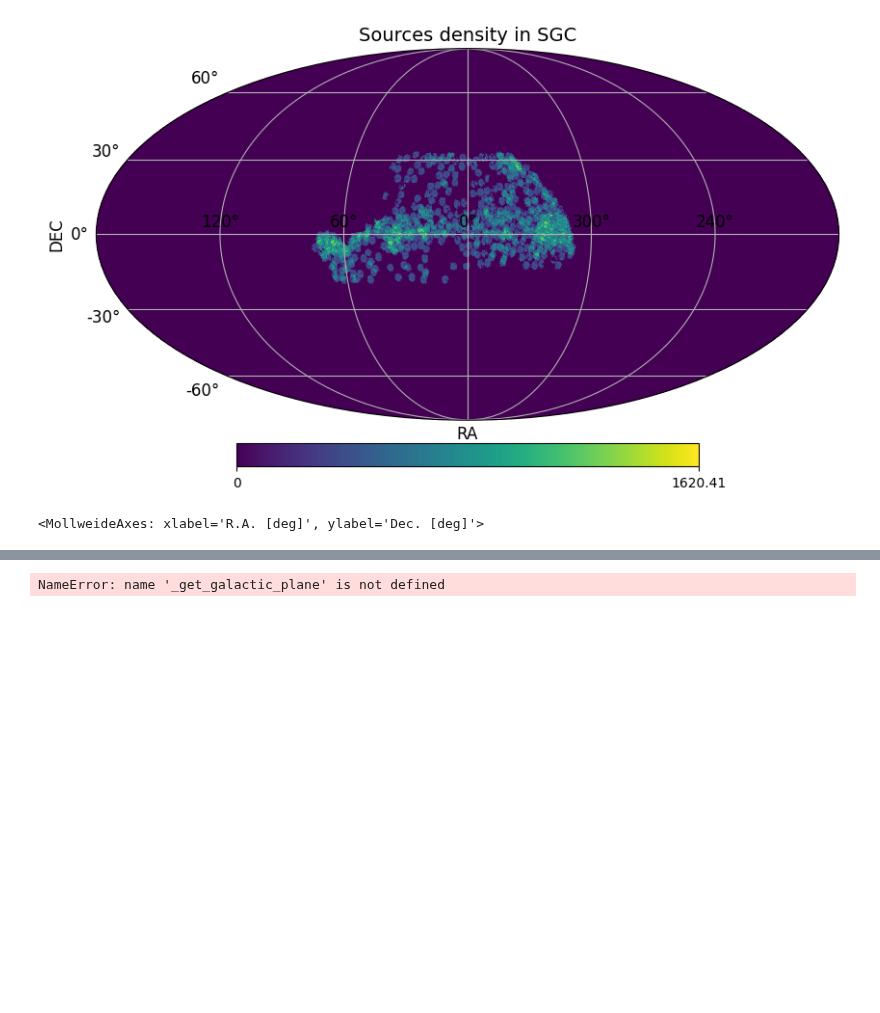
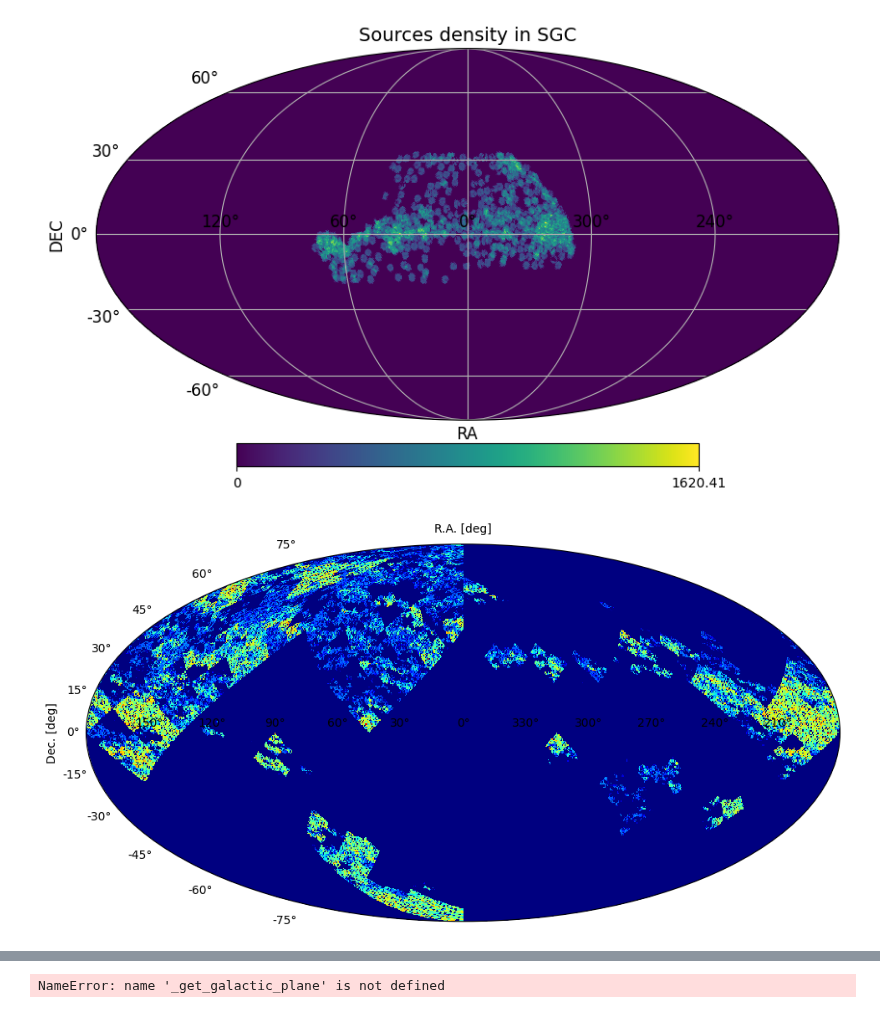
Before and after one commit to MarrybellMB/M2_Stage_Code, a Jupyter notebook: DESI Training.ipynb, the cells around one changed output, grey strips where cells are left out. Saved outputs shown, nothing was run; the diff lists cells and outputs as text; code cells hidden in the pictures; blank space fills up the shorter version.

Commit message:
Add files via upload
Nouvelle adaptation de plot_moll.

```diff
--- a/DESI Training.ipynb
+++ b/DESI Training.ipynb
@@ -222,5 +157,9 @@ def plot_moll(healpix_map,
 # %%
-def plot_moll2(ra, dec,healpix_map,
+from matplotlib.lines import Line2D
+from matplotlib import cm
+import matplotlib.colors as mcolors
+
+def plot_moll2(healpix_map,
               label,
               rot=120,
               cmap='jet',
@@ -230,7 +169,6 @@ def plot_moll2(ra, dec,healpix_map,
               labelpad=-37,
               xlabel_labelpad=10.0,
               ycb_pos=-0.15,
-              show_legend = True,
               ):
     # transform healpix map to 2d array
     plt.figure(1)
@@ -253,8 +191,8 @@ def plot_moll2(ra, dec,healpix_map,
 
     mesh = plt.pcolormesh(np.radians(ra_grid), np.radians(dec_grid), map_to_plot, cmap=cmap, edgecolor='none', lw=0)
 
-    #ra, dec = _get_galactic_plane(rot=rot)
-    ax.plot(np.radians(ra), np.radians(dec), linestyle='-', linewidth=0.8, color='black')
+    #ra, dec = hp.pix2ang(NSIDE, healpix_map, nest=True, lonlat=True)
+    #ax.plot(np.radians(ra), np.radians(dec), linestyle='-', linewidth=0.8, color='black')
 
 
     tick_labels = np.array([150, 120, 90, 60, 30, 0, 330, 300, 270, 240, 210])
@@ -268,20 +206,11 @@ def plot_moll2(ra, dec,healpix_map,
 
     color_map = cm.get_cmap(cmap)
     values_map = np.unique(healpix_map)[~np.isnan(np.unique(healpix_map))]
-    if show_legend:
-        legend_elements = [
-            Line2D([],[],
-                color= color_map((values_map[i] - np.min(values_map)) / (np.max(values_map) - np.min(values_map))),
-                label= label[i],
-                linestyle="-",
-            )
-            for i in range(len(values_map))
-        ]
-        ax.legend(handles=legend_elements)
+
 
     return ax
 # %%
-plot_moll2(NGC["RA"], NGC["DEC"], NSource_NGC/area_deg2, "NGC", show_legend = False)
+plot_moll2(NSource_NGC/area_deg2, "NGC", rot=0);
 # %% [output]
-<MollweideAxes: xlabel='R.A. [deg]', ylabel='Dec. [deg]'>
+[figure, added]
 # %%
```
Also changed, not shown: parts of 2 cells of this notebook.
